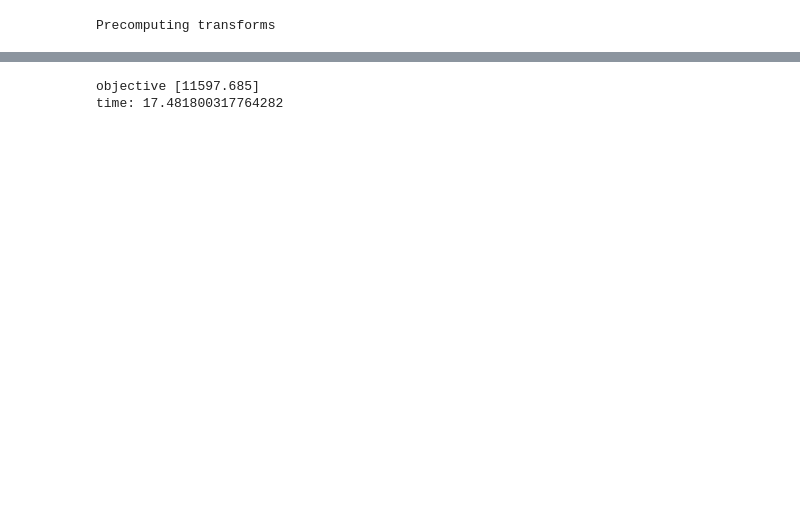
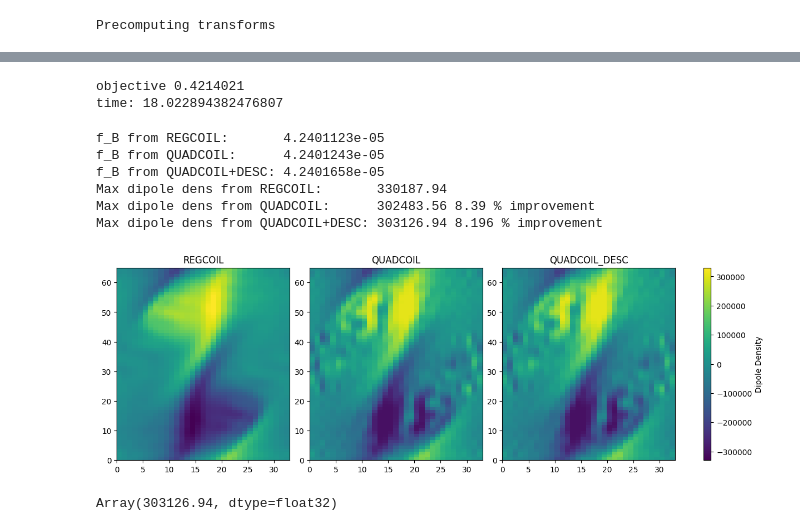
Before and after one commit to lankef/quadcoil, a Jupyter notebook: examples/quasi_single_stage.ipynb, the cells around one changed output, grey strips where cells are left out. Saved outputs shown, nothing was run; the diff lists cells and outputs as text; code cells hidden in the pictures; blank space fills up the shorter version.

```diff
--- a/examples/quasi_single_stage.ipynb
+++ b/examples/quasi_single_stage.ipynb
@@ -285,15 +378,19 @@ Eq resolution 14 12 14
 # %%
+quadcoil_kwargs_obj = quadcoil_kwargs.copy()
+# The negative sign is accounted for inside QuadcoilProxy.
+quadcoil_kwargs_obj['plasma_coil_distance'] = separation
 quadcoil_objective = QuadcoilProxy(
     eq=desc_eq,
-    quadcoil_args=quadcoil_kwargs,
+    quadcoil_args=quadcoil_kwargs_obj,
     metric_name=('f_max_Phi',),
     metric_target=np.array([0.,]),
-    metric_weight=np.array([1./unit_Phi,]),
+    metric_weight=np.array([1./f_Phi_crtl,]),
     plasma_M_theta=plasma_M_theta,
     plasma_N_phi=plasma_N_phi,
     normalize=False,
     normalize_target=False,
     name="QUADCOIL Proxy",
+    # verbose=3,
 )
 quadcoil_objective.build()
 # %% [output]
@@ -314,9 +411,11 @@ time: 25.849499464035034
 # %%
 time1 = time.time()
-test_f = quadcoil_objective.compute_unscaled(*quadcoil_objective.xs(desc_eq))
+test_f = quadcoil_objective.compute_scalar(*quadcoil_objective.xs(desc_eq))
 print('objective', jax.block_until_ready(test_f))
 time2 = time.time()
 print('time:', time2-time1)
 # %% [output]
-objective [11597.685]
-time: 17.481800317764282
+objective 0.4214021
+time: 18.022894382476807
+# %%
+out_dict_obj, qp_obj, phi_mn_obj, status_obj = quadcoil_objective.compute_full(*quadcoil_objective.xs(desc_eq))
@@ -323 +427,51 @@ time: 17.481800317764282
+# %%
+print('f_B from REGCOIL:      ', f_B(regcoili_qp, phi_test_list[i_infl]))
+print('f_B from QUADCOIL:     ', f_B(qp, phi_mn))
+print('f_B from QUADCOIL+DESC:', f_B(qp_obj, phi_mn_obj))
+f_Phi_crtl = f_max_Phi(regcoili_qp, phi_test_list[i_infl])
+f_Phi_1 = f_max_Phi(qp, phi_mn)
+f_Phi_2 = f_max_Phi(qp_obj, phi_mn_obj)
+print('Max dipole dens from REGCOIL:      ', f_Phi_crtl)
+print('Max dipole dens from QUADCOIL:     ', f_Phi_1, round((f_Phi_crtl-f_Phi_1)/f_Phi_crtl*100, 3), '% improvement')
+print('Max dipole dens from QUADCOIL+DESC:', f_Phi_2, round((f_Phi_crtl-f_Phi_2)/f_Phi_crtl*100, 3), '% improvement')
+
+phi_regcoil = Phi(qp, phi_test_list[i_infl])
+phi_quadcoil = Phi(qp, phi_mn)
+phi_quadcoil2 = Phi(qp, phi_mn_obj)
+cmin = np.min([phi_regcoil, phi_quadcoil])
+cmax = np.max([phi_regcoil, phi_quadcoil])
+
+# fig, axes = plt.subplots(1, 2, figsize=(12, 4), constrained_layout=True)
+fig, axes = plt.subplots(1, 3, figsize=(12, 4), constrained_layout=True)
+
+# Plot for REGCOIL
+im0 = axes[0].pcolor(phi_regcoil, vmin=cmin, vmax=cmax)
+axes[0].set_title('REGCOIL')
+
+# Plot for QUADCOIL
+im1 = axes[1].pcolor(phi_quadcoil, vmin=cmin, vmax=cmax)
+axes[1].set_title('QUADCOIL')
+
+# Plot for QUADCOIL
+im1 = axes[2].pcolor(phi_quadcoil2, vmin=cmin, vmax=cmax)
+axes[2].set_title('QUADCOIL_DESC')
+
+
+# Add colorbar with better positioning
+cbar = fig.colorbar(im1, ax=axes, orientation='vertical', shrink=1., aspect=25, pad=0.05)
+cbar.set_label("Dipole Density")
+
+plt.show()
+# %% [output]
+f_B from REGCOIL:       4.2401123e-05
+f_B from QUADCOIL:      4.2401243e-05
+f_B from QUADCOIL+DESC: 4.2401658e-05
+Max dipole dens from REGCOIL:       330187.94
+Max dipole dens from QUADCOIL:      302483.56 8.39 % improvement
+Max dipole dens from QUADCOIL+DESC: 303126.94 8.196 % improvement
+[figure, added]
+# %%
+out_dict_obj['f_max_Phi']['value']
+# %% [output]
+Array(303126.94, dtype=float32)
 # %%
```
Also changed, not shown: parts of 36 cells of this notebook, 7 other files.
